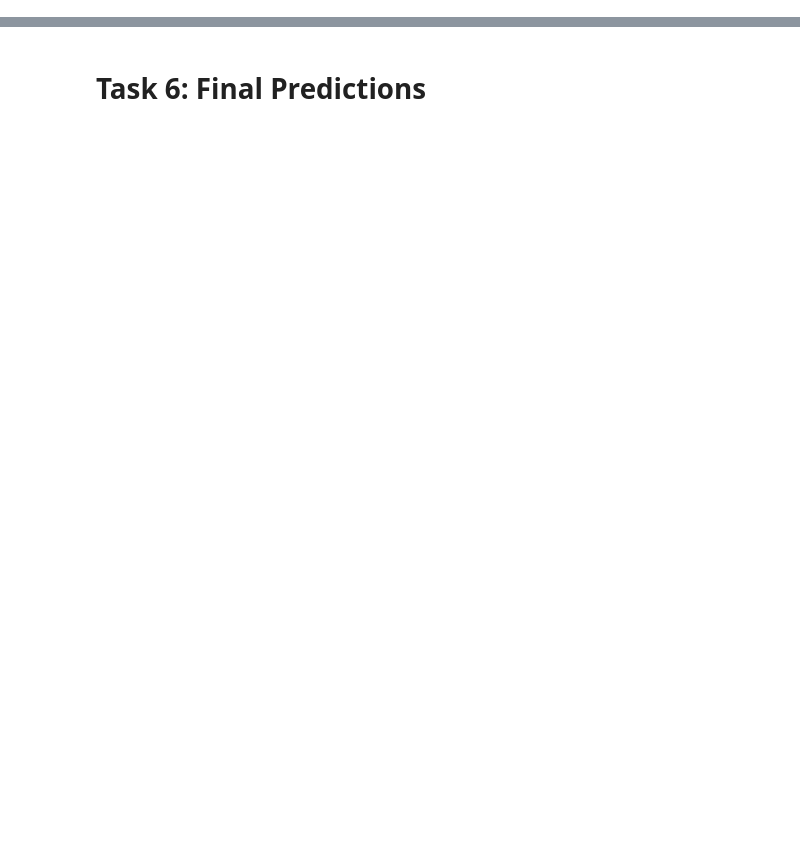
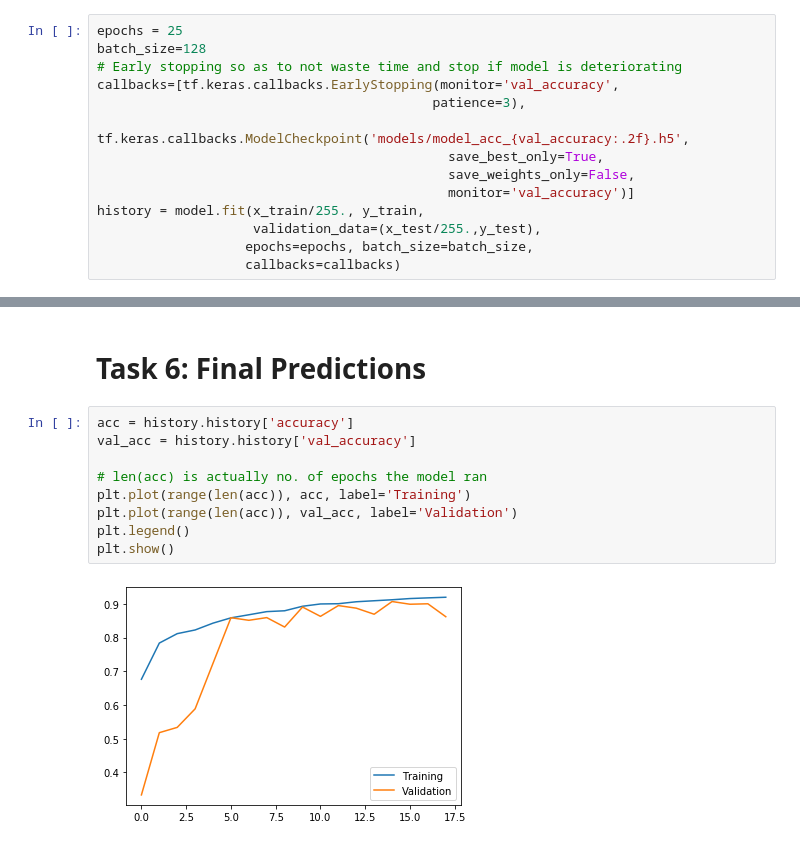
Before and after one commit to Shashank-Shukla/Image_classificaation_CNN, a Jupyter notebook: Student Notebook.ipynb, the cells around one changed output, grey strips where cells are left out. Drawn from its saved outputs; the diff is of its cells as text; blank space fills up the shorter version.

```diff
--- a/Student Notebook.ipynb
+++ b/Student Notebook.ipynb
@@ -96,2 +144,16 @@ from tensorflow.keras.layers import Dropout, Flatten, Input, Dense
 # %% [markdown]
 # Task 5: Train the Model
+# %%
+epochs = 25
+batch_size=128
+# Early stopping so as to not waste time and stop if model is deteriorating
+callbacks=[tf.keras.callbacks.EarlyStopping(monitor='val_accuracy',
+                                           patience=3),
+           tf.keras.callbacks.ModelCheckpoint('models/model_acc_{val_accuracy:.2f}.h5',
+                                             save_best_only=True,
+                                             save_weights_only=False,
+                                             monitor='val_accuracy')]
+history = model.fit(x_train/255., y_train,
+                    validation_data=(x_test/255.,y_test),
+                   epochs=epochs, batch_size=batch_size,
+                   callbacks=callbacks)
@@ -98,2 +178,13 @@ from tensorflow.keras.layers import Dropout, Flatten, Input, Dense
 # %% [markdown]
 # Task 6: Final Predictions
+# %%
+acc = history.history['accuracy']
+val_acc = history.history['val_accuracy']
+
+# len(acc) is actually no. of epochs the model ran
+plt.plot(range(len(acc)), acc, label='Training')
+plt.plot(range(len(acc)), val_acc, label='Validation')
+plt.legend()
+plt.show()
+# %% [output]
+[figure, added]
```
Also changed, not shown: parts of 6 cells of this notebook, 8 other files.
